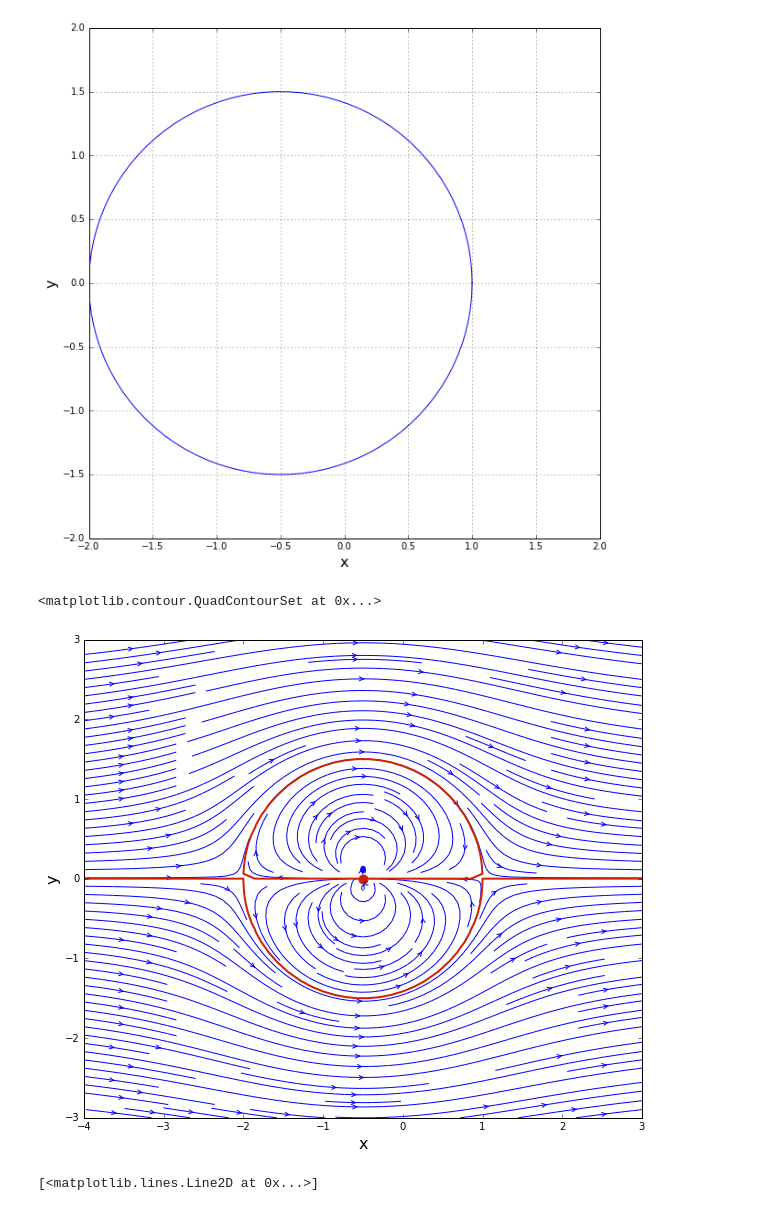
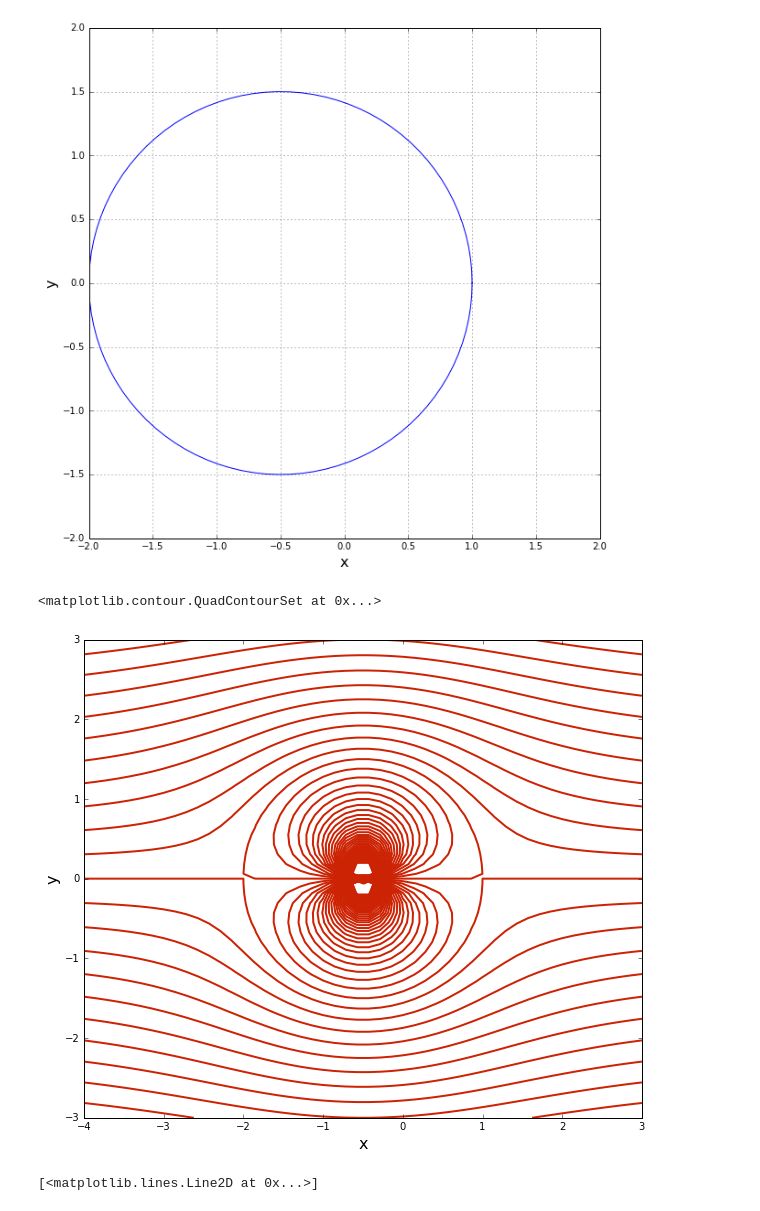
Before and after one commit to cinozeng/mae6226-work, a Jupyter notebook: Lesson_Task.ipynb, the cells around one changed output. Drawn from its saved outputs; the diff is of its cells as text; code cells hidden in the pictures.

```diff
--- a/Lesson_Task.ipynb
+++ b/Lesson_Task.ipynb
@@ -79,21 +79,21 @@ psi_doublet = get_stream_function_doublet(kappa, x_doublet, y_doublet, X, Y)
 # %%
 u = u_freestream + u_doublet
 v = v_freestream + v_doublet
 
 psi = psi_freestream + psi_doublet
 # plot the streamlines
 size = 10
 pyplot.figure(figsize=(size, (y_end-y_start)/(x_end-x_start)*size))
 pyplot.xlabel('x', fontsize=16)
 pyplot.ylabel('y', fontsize=16)
 pyplot.xlim(x_start, x_end)
 pyplot.ylim(y_start, y_end)
-pyplot.streamplot(X, Y, u, v, density=2, linewidth=1, arrowsize=1, arrowstyle='->')
+#pyplot.streamplot(X, Y, u, v, density=2, linewidth=1, arrowsize=1, arrowstyle='->')
 pyplot.scatter(x_doublet, y_doublet, color='#CD2305', s=80, marker='o')
-pyplot.contour(X, Y, psi, levels=[0.], colors='#CD2305', linewidths=2, linestyles='solid')
+pyplot.contour(X, Y, psi, levels=numpy.linspace(-10,10,81), colors='#CD2305', linewidths=2, linestyles='solid')
 # %% [output]
 <matplotlib.contour.QuadContourSet at 0x...>
-[figure, old version]
+[figure, new version]
 # %%
 def trans(x,y,c):
     z = x + y* 1j
```
